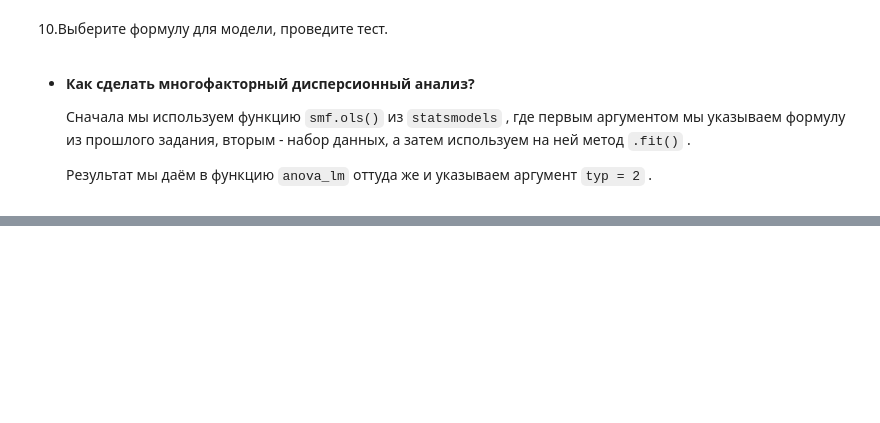
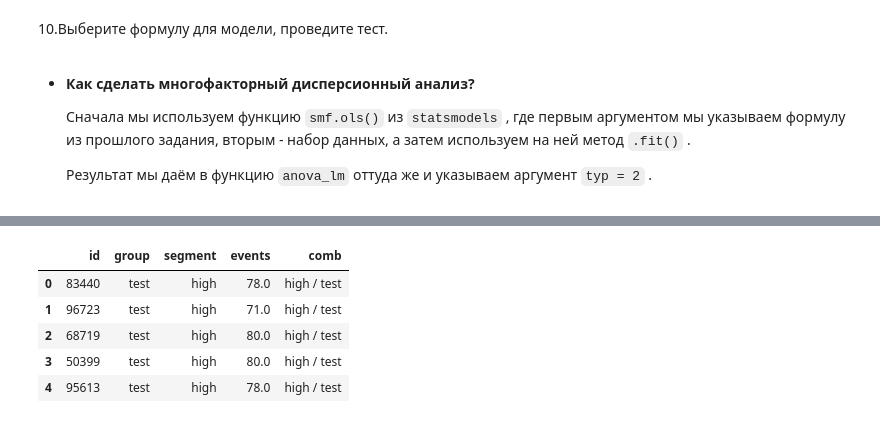
Before and after one commit to VPonomarev42/LearningRep, a Jupyter notebook: stats/stats_miniproject_5.ipynb, the cells around one changed output, grey strips where cells are left out. Drawn from its saved outputs; the diff is of its cells as text; code cells hidden in the pictures; blank space fills up the shorter version.

```diff
--- a/stats/stats_miniproject_5.ipynb
+++ b/stats/stats_miniproject_5.ipynb
@@ -218,0 +230,10 @@ Cтандартное отклонение для пользователей и
+# %%
+task2['comb'] = task2.segment + ' / ' + task2.group
+task2.head()
+# %% [output]
+|  | id | group | segment | events | comb |
+| 0 | 83440 | test | high | 78.0 | high / test |
+| 1 | 96723 | test | high | 71.0 | high / test |
+| 2 | 68719 | test | high | 80.0 | high / test |
+| 3 | 50399 | test | high | 80.0 | high / test |
+| 4 | 95613 | test | high | 78.0 | high / test |
```
Also changed, not shown: parts of 6 cells of this notebook.
